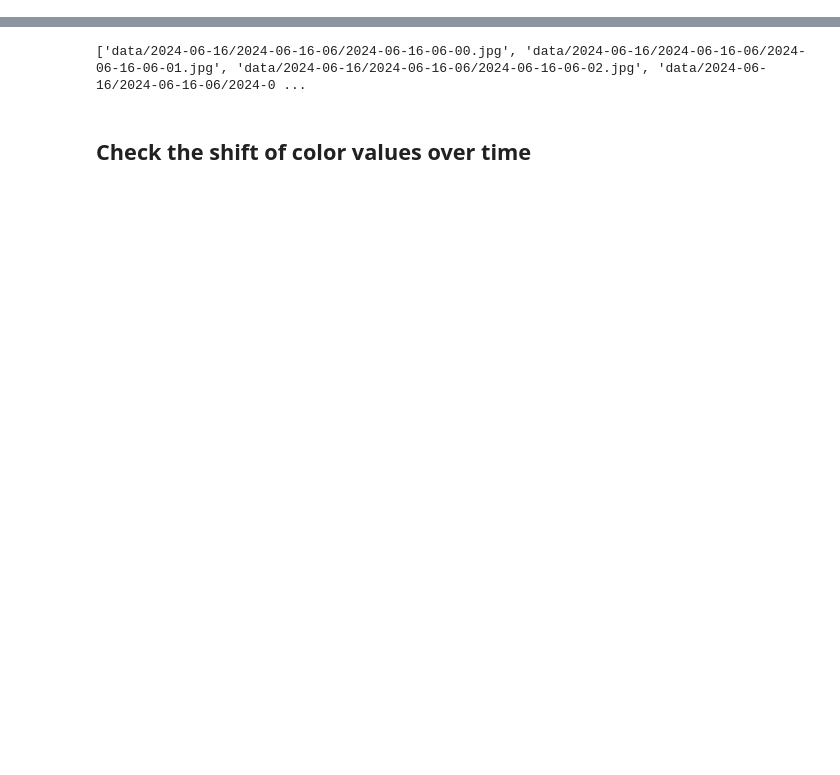
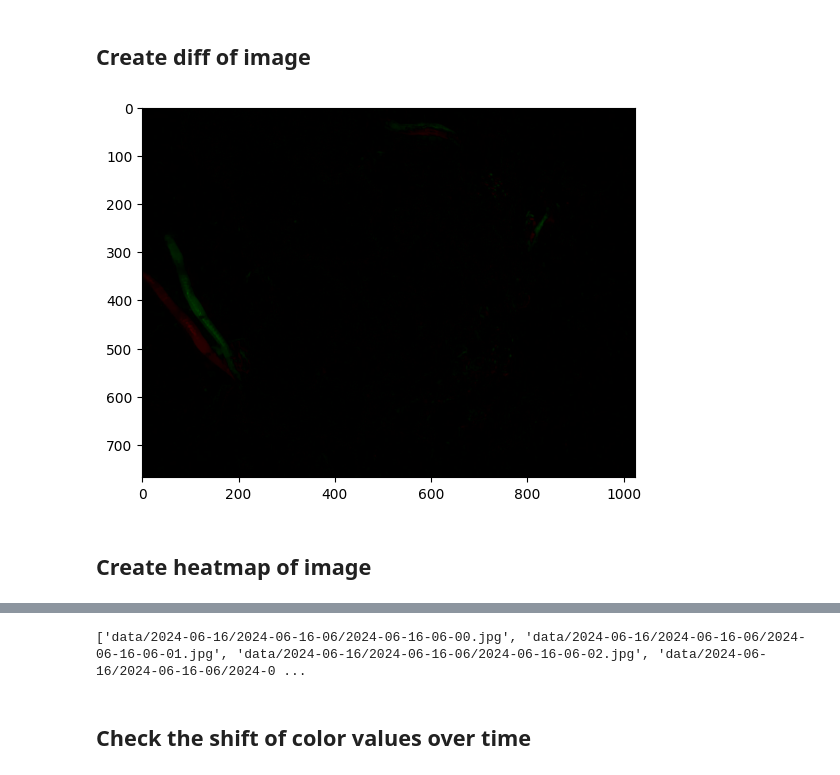
Before and after one commit to wiggle-bin/wiggle-notes, a Jupyter notebook: worms_actvitiy/DetectWormsByColor.ipynb, the cells around one changed output, grey strips where cells are left out. Saved outputs shown, nothing was run; the diff lists cells and outputs as text; code cells hidden in the pictures; blank space fills up the shorter version.

```diff
--- a/worms_actvitiy/DetectWormsByColor.ipynb
+++ b/worms_actvitiy/DetectWormsByColor.ipynb
@@ -12,0 +21,2 @@ import matplotlib.image as mpimg
+# %% [markdown]
+## Create diff of image
@@ -12,0 +41,9 @@ import matplotlib.image as mpimg
+# %%
+diff_img = diff_to_color_gradient_filter(image, compared_to_image, threshold=0)
+
+plt.imshow(diff_img)
+plt.show()
+# %% [output]
+[figure, added]
+# %% [markdown]
+## Create heatmap of image
```
Also changed, not shown: parts of 24 cells of this notebook.
